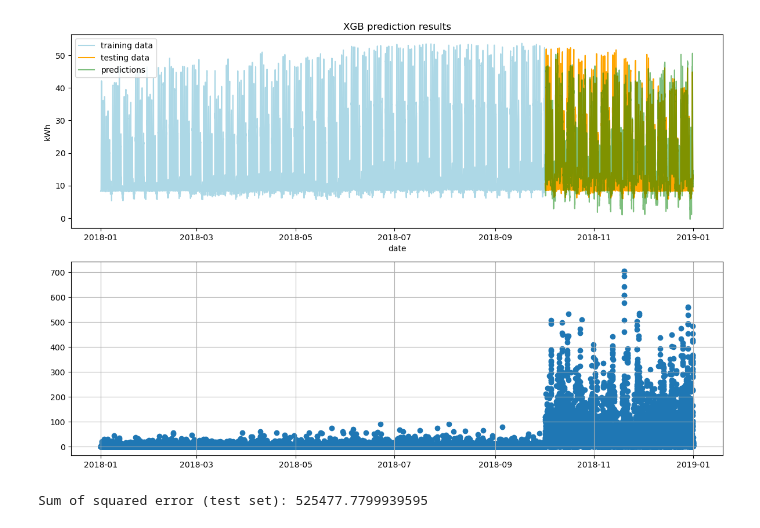
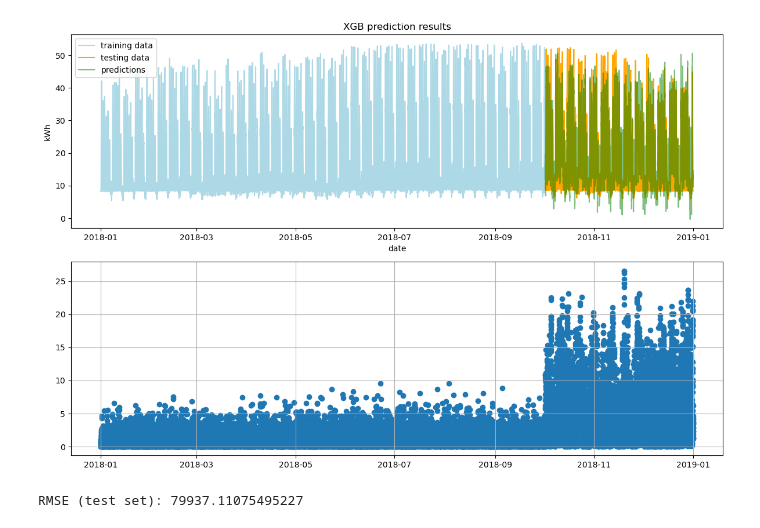
Before and after one commit to tmwlcx/load_profile_estimation, a Jupyter notebook: LP_Estimation.ipynb, the cells around one changed output. Cells and saved outputs as stored; diff of their text form; code cells hidden in the pictures.

```diff
--- a/LP_Estimation.ipynb
+++ b/LP_Estimation.ipynb
@@ -33,58 +86,36 @@ df
 # %%
-
-
+# subset data
 X = df.iloc[:,:-1]
 y = df.iloc[:,-1]
 X_train, X_test, y_train, y_test = train_test_split(X, y, test_size=0.25, shuffle=False)
 train_dmatrix = xgb.DMatrix(data=X_train,label=y_train)
 test_dmatrix = xgb.DMatrix(data=X_test)
 
-params = {"objective":"reg:squarederror",'colsample_bytree': 0.3,'learning_rate': 0.01,
-                'max_depth': 50, 'alpha': 3}
+# create ML model for regression with metric=rmse
+reg = xgb.XGBRegressor(objective ='reg:squarederror', eval_metric='rmse')
+# train model
+reg.fit(X_train, y_train)
 
-# cv_results = xgb.cv(dtrain=train_dmatrix, params=params, nfold=500,verbose_eval=100,
-#                     num_boost_round=50,early_stopping_rounds=50,metrics="rmse", as_pandas=True, seed=123)
-# reg = xgb.XGBRegressor(objective ='reg:squarederror', colsample_bytree = 0.3, learning_rate = 0.01,
-#                 max_depth = 250, alpha = 1, n_estimators = 1000, eval_metric='rmse', gamma=100
-
-#                 )
-
-reg = xgb.XGBRegressor(objective ='reg:squarederror')
-
-reg.fit(X_train, y_train)
-# cv_results
-# from Vladimir@stackoverflow: https://stackoverflow.com/questions/66681443/how-can-i-get-the-trained-model-from-xgboost-cv
-# class SaveBestModel(xgb.callback.TrainingCallback):
-#     def __init__(self, cvboosters):
-#         self._cvboosters = cvboosters
-
-#     def after_training(self, model):
-#         self._cvboosters[:] = [cvpack.bst for cvpack in model.cvfolds]
-#         return model
-# cv_boosters = []
-
-# cv_results = xgb.cv(dtrain=train_dmatrix, params=params, nfold=100,
-#                     num_boost_round=250, early_stopping_rounds=50,
-#                     metrics="rmse", as_pandas=True, seed=0,
-#                     callbacks=[SaveBestModel(cv_boosters), verbose_eval=100])
+# plot results
 fig, ax = plt.subplots(nrows=2, ncols=1, figsize=(12,8))
 preds_os = reg.predict(X_test)
 preds_is = reg.predict(X_train)
 preds_total = reg.predict(X)
 preds = pd.DataFrame(preds_os, index=y_test.index)
 ax[0].plot(y_train, color='lightblue', label='training data')
 ax[0].plot(y_test, color='orange', label='testing data')
 ax[0].plot(preds, color='green', alpha = 0.5, label='predictions')
 ax[0].set_title('XGB prediction results')
 ax[0].set_xlabel('date')
 ax[0].set_ylabel('kWh')
 ax[0].legend()
-squared_residuals = np.abs(preds_total - y)**2
-ax[1].scatter(y.index, squared_residuals, label = "squared residuals")
+root_squared_residuals = np.sqrt((preds_total - y)**2)
+ax[1].scatter(y.index, root_squared_residuals, label = "root squared residuals")
 plt.grid()
 plt.tight_layout()
 plt.show()
-print(f"Sum of squared error (test set): {np.sum(squared_residuals)}")
+# show metric
+print(f"RMSE (test set): {np.sum(root_squared_residuals)}")
 # %% [output]
-[figure, old version]
+[figure, new version]
-Sum of squared error (test set): 525477.7799939595
+RMSE (test set): 79937.11075495227
```
Also changed, not shown: parts of 17 cells of this notebook, 1 other file.
